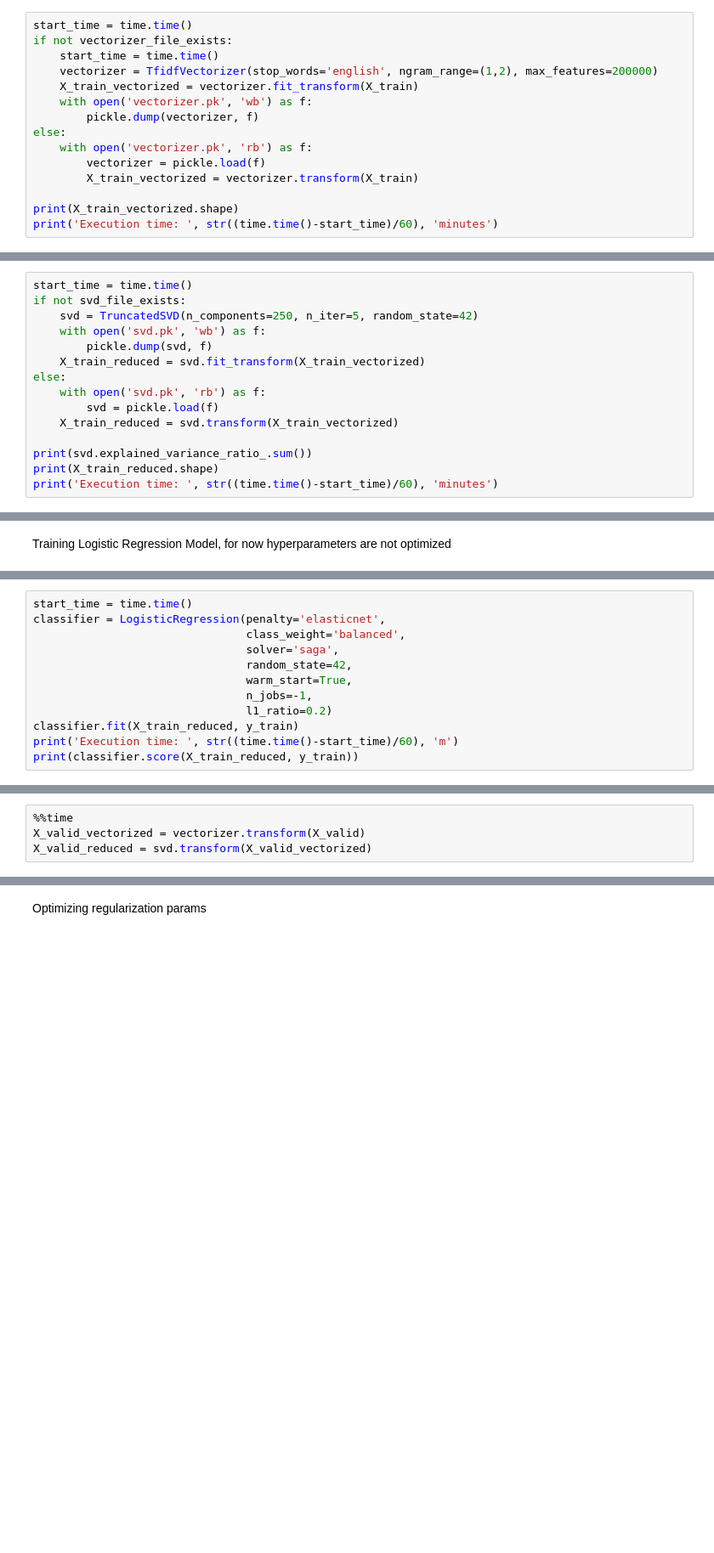
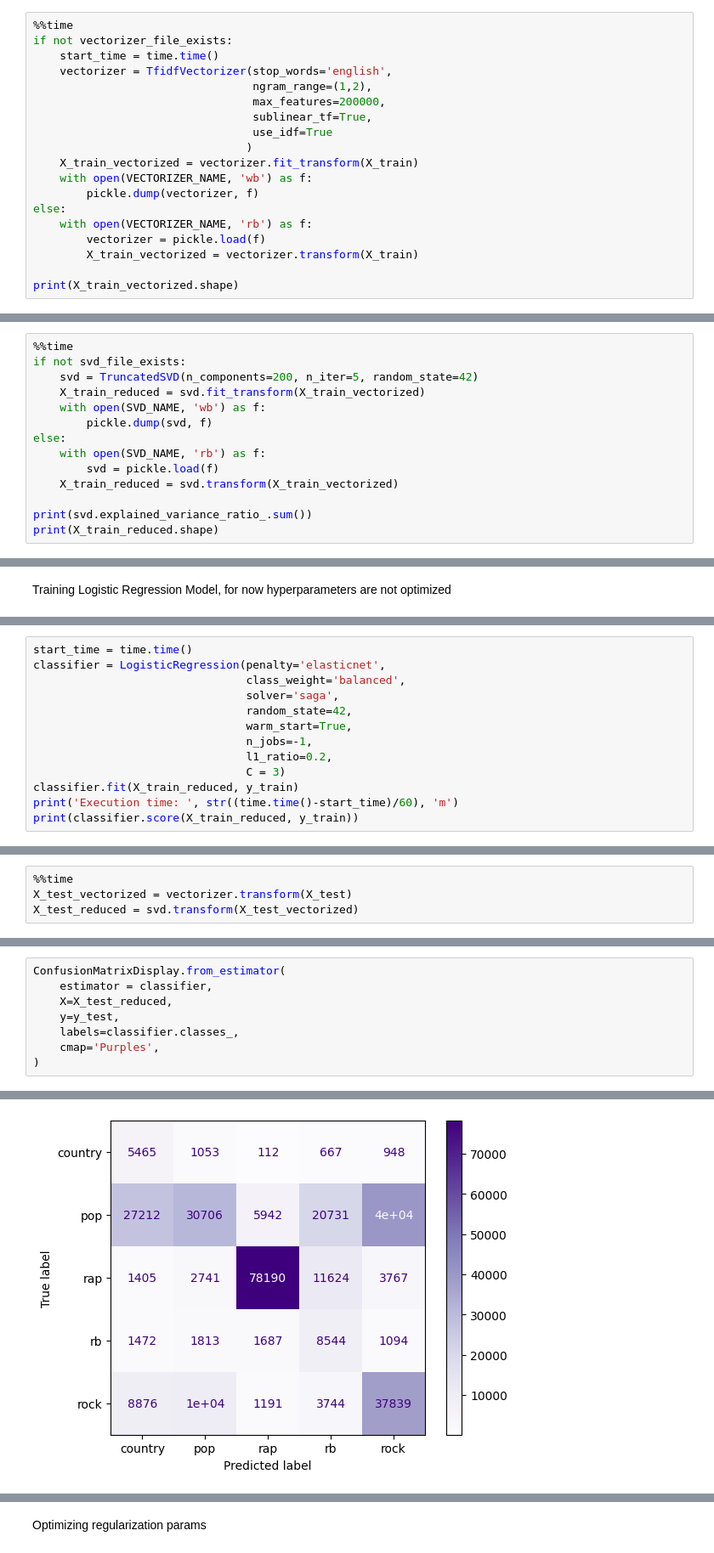
Before and after one commit to lovelyscientist/music-genre-classifier-by-lyrics, a Jupyter notebook: 2 - TF IDF + Logistic Regression.ipynb, the cells around one changed output, grey strips where cells are left out. Shown at 85% size. Saved outputs shown, nothing was run; the diff lists cells and outputs as text; blank space fills up the shorter version.

```diff
--- a/2 - TF IDF + Logistic Regression.ipynb
+++ b/2 - TF IDF + Logistic Regression.ipynb
@@ -76,19 +90,23 @@ svd_file_exists = os.path.isfile('svd.pk')
 # %% [markdown]
 Vectorizing text with TF-IDF
 # %%
-start_time = time.time()
+%%time
 if not vectorizer_file_exists:
     start_time = time.time()
-    vectorizer = TfidfVectorizer(stop_words='english', ngram_range=(1,2), max_features=200000)
+    vectorizer = TfidfVectorizer(stop_words='english',
+                                 ngram_range=(1,2),
+                                 max_features=200000,
+                                 sublinear_tf=True,
+                                 use_idf=True
+                                )
     X_train_vectorized = vectorizer.fit_transform(X_train)
-    with open('vectorizer.pk', 'wb') as f:
+    with open(VECTORIZER_NAME, 'wb') as f:
         pickle.dump(vectorizer, f)
 else:
-    with open('vectorizer.pk', 'rb') as f:
+    with open(VECTORIZER_NAME, 'rb') as f:
         vectorizer = pickle.load(f)
         X_train_vectorized = vectorizer.transform(X_train)
 
 print(X_train_vectorized.shape)
-print('Execution time: ', str((time.time()-start_time)/60), 'minutes')
 # %% [output]
 (2151609, 200000)
@@ -96,18 +115,17 @@ Execution time:  5.068227597077688 minutes
 # %% [markdown]
 Reducing dimensionality and sparsity with SVD
 # %%
-start_time = time.time()
+%%time
 if not svd_file_exists:
-    svd = TruncatedSVD(n_components=250, n_iter=5, random_state=42)
-    with open('svd.pk', 'wb') as f:
+    svd = TruncatedSVD(n_components=200, n_iter=5, random_state=42)
+    X_train_reduced = svd.fit_transform(X_train_vectorized)
+    with open(SVD_NAME, 'wb') as f:
         pickle.dump(svd, f)
-    X_train_reduced = svd.fit_transform(X_train_vectorized)
 else:
-    with open('svd.pk', 'rb') as f:
+    with open(SVD_NAME, 'rb') as f:
         svd = pickle.load(f)
     X_train_reduced = svd.transform(X_train_vectorized)
 
 print(svd.explained_variance_ratio_.sum())
 print(X_train_reduced.shape)
-print('Execution time: ', str((time.time()-start_time)/60), 'minutes')
 # %% [output]
@@ -123,7 +188,8 @@ classifier = LogisticRegression(penalty='elasticnet',
                                 random_state=42,
                                 warm_start=True,
                                 n_jobs=-1,
-                                l1_ratio=0.2)
+                                l1_ratio=0.2,
+                                C = 3)
 classifier.fit(X_train_reduced, y_train)
 print('Execution time: ', str((time.time()-start_time)/60), 'm')
 print(classifier.score(X_train_reduced, y_train))
@@ -135,5 +204,5 @@ Transforming validation dataset
 # %%
 %%time
-X_valid_vectorized = vectorizer.transform(X_valid)
-X_valid_reduced = svd.transform(X_valid_vectorized)
+X_test_vectorized = vectorizer.transform(X_test)
+X_test_reduced = svd.transform(X_test_vectorized)
 # %% [output]
@@ -169,0 +225,9 @@ weighted avg       0.65      0.48      0.50    608271
+# %%
+ConfusionMatrixDisplay.from_estimator(
+    estimator = classifier,
+    X=X_test_reduced,
+    y=y_test,
+    labels=classifier.classes_,
+    cmap='Purples',
+)
+# %% [output]
@@ -169,0 +235 @@ weighted avg       0.65      0.48      0.50    608271
+[figure, added]
```
Also changed, not shown: parts of 18 cells of this notebook.
